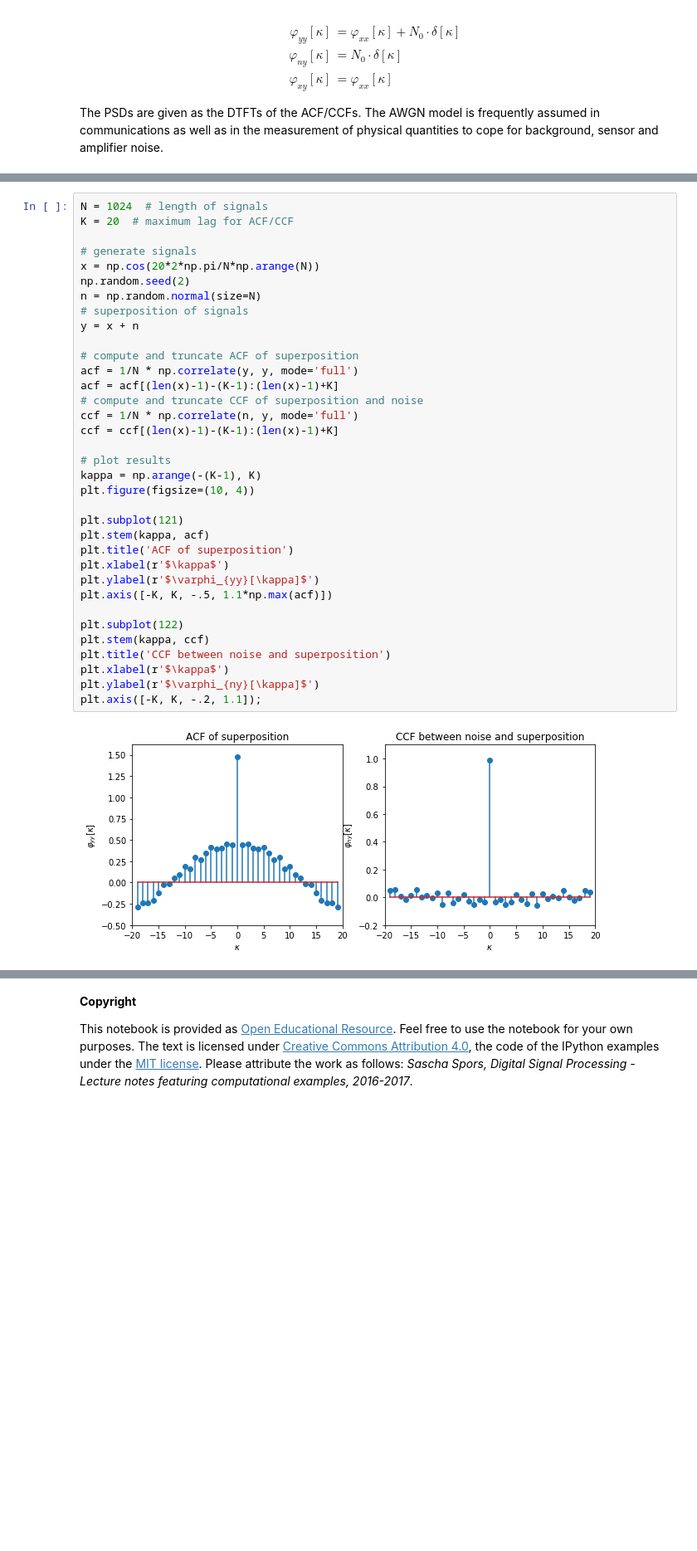
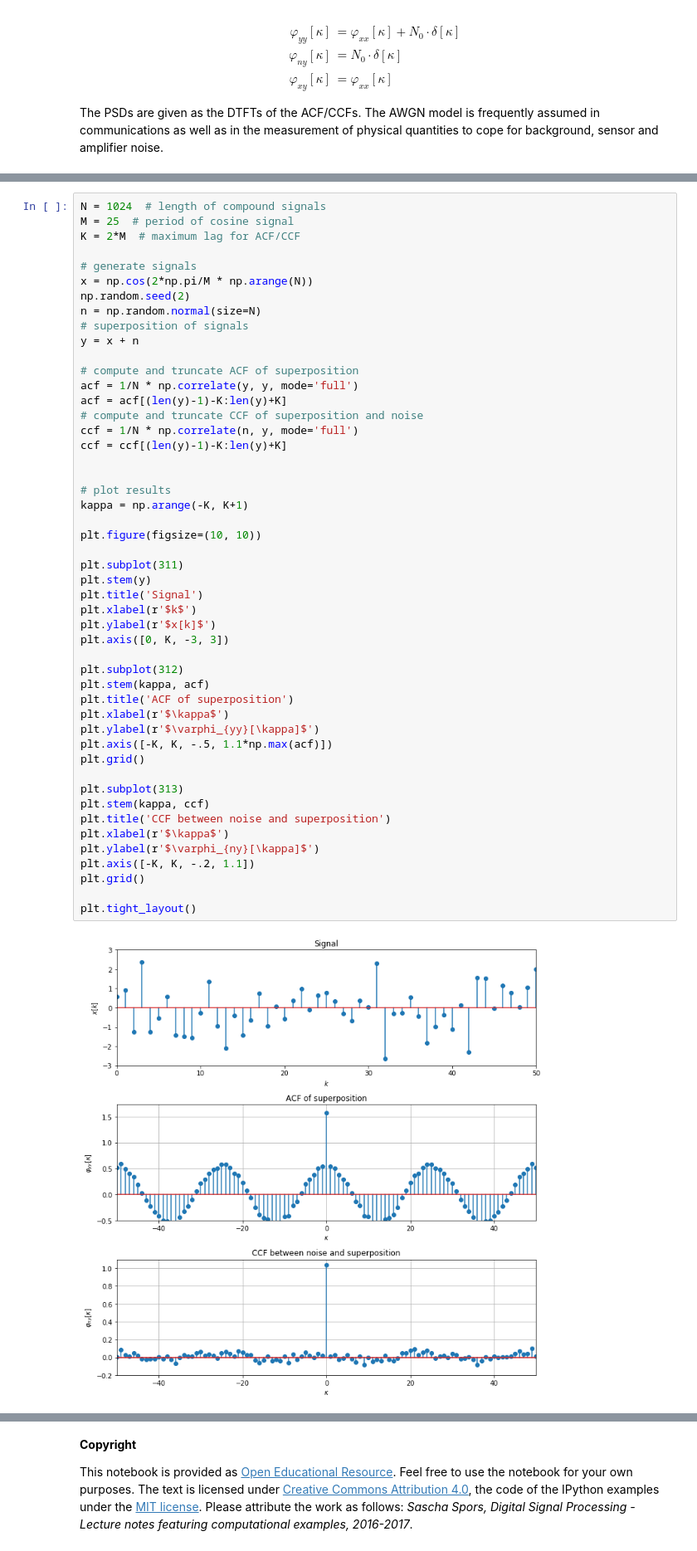
Before and after one commit to spatialaudio/digital-signal-processing-lecture, a Jupyter notebook: random_signals/superposition.ipynb, the cells around one changed output, grey strips where cells are left out. Shown at 83% size. Cells and saved outputs as stored; diff of their text form; blank space fills up the shorter version.

Commit message:
Extended example ACF/CCF of periodic noisy signal, new example on averaging

```diff
--- a/random_signals/superposition.ipynb
+++ b/random_signals/superposition.ipynb
@@ -158,40 +158,54 @@ For the following numerical example, the disturbance of a harmonic signal $x[k]
 # %%
-N = 1024  # length of signals
-K = 20  # maximum lag for ACF/CCF
+N = 1024  # length of compound signals
+M = 25  # period of cosine signal
+K = 2*M  # maximum lag for ACF/CCF
 
 # generate signals
-x = np.cos(20*2*np.pi/N*np.arange(N))
+x = np.cos(2*np.pi/M * np.arange(N))
 np.random.seed(2)
 n = np.random.normal(size=N)
 # superposition of signals
 y = x + n
 
 # compute and truncate ACF of superposition
 acf = 1/N * np.correlate(y, y, mode='full')
-acf = acf[(len(x)-1)-(K-1):(len(x)-1)+K]
+acf = acf[(len(y)-1)-K:len(y)+K]
 # compute and truncate CCF of superposition and noise
 ccf = 1/N * np.correlate(n, y, mode='full')
-ccf = ccf[(len(x)-1)-(K-1):(len(x)-1)+K]
+ccf = ccf[(len(y)-1)-K:len(y)+K]
+
 
 # plot results
-kappa = np.arange(-(K-1), K)
-plt.figure(figsize=(10, 4))
+kappa = np.arange(-K, K+1)
 
-plt.subplot(121)
+plt.figure(figsize=(10, 10))
+
+plt.subplot(311)
+plt.stem(y)
+plt.title('Signal')
+plt.xlabel(r'$k$')
+plt.ylabel(r'$x[k]$')
+plt.axis([0, K, -3, 3])
+
+plt.subplot(312)
 plt.stem(kappa, acf)
 plt.title('ACF of superposition')
 plt.xlabel(r'$\kappa$')
 plt.ylabel(r'$\varphi_{yy}[\kappa]$')
 plt.axis([-K, K, -.5, 1.1*np.max(acf)])
+plt.grid()
 
-plt.subplot(122)
+plt.subplot(313)
 plt.stem(kappa, ccf)
 plt.title('CCF between noise and superposition')
 plt.xlabel(r'$\kappa$')
 plt.ylabel(r'$\varphi_{ny}[\kappa]$')
-plt.axis([-K, K, -.2, 1.1]);
+plt.axis([-K, K, -.2, 1.1])
+plt.grid()
+
+plt.tight_layout()
 # %% [output]
-[figure, old version]
+[figure, new version]
 # %% [markdown]
 **Exercise**
 
```
Also changed, not shown: parts of 5 cells of this notebook.
